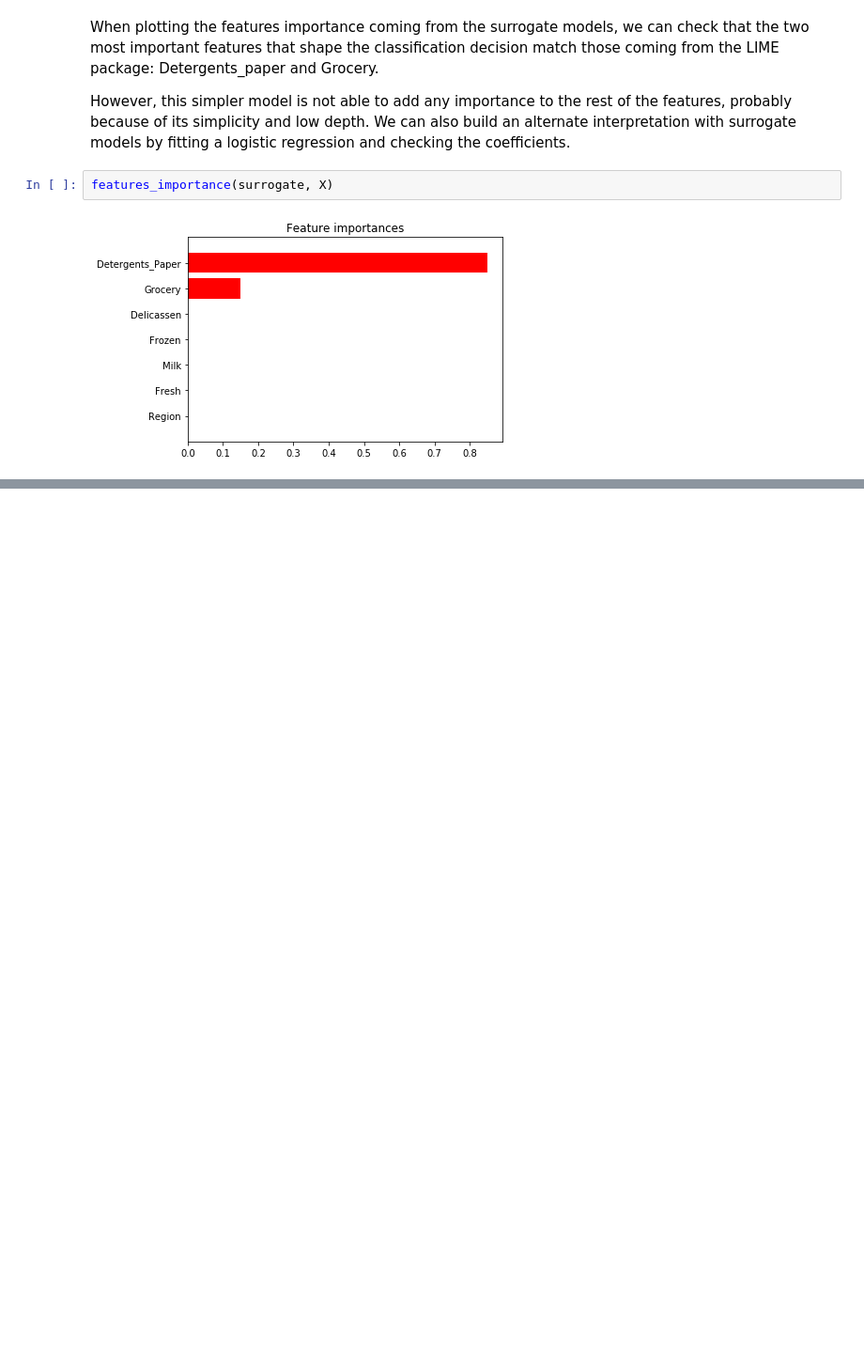
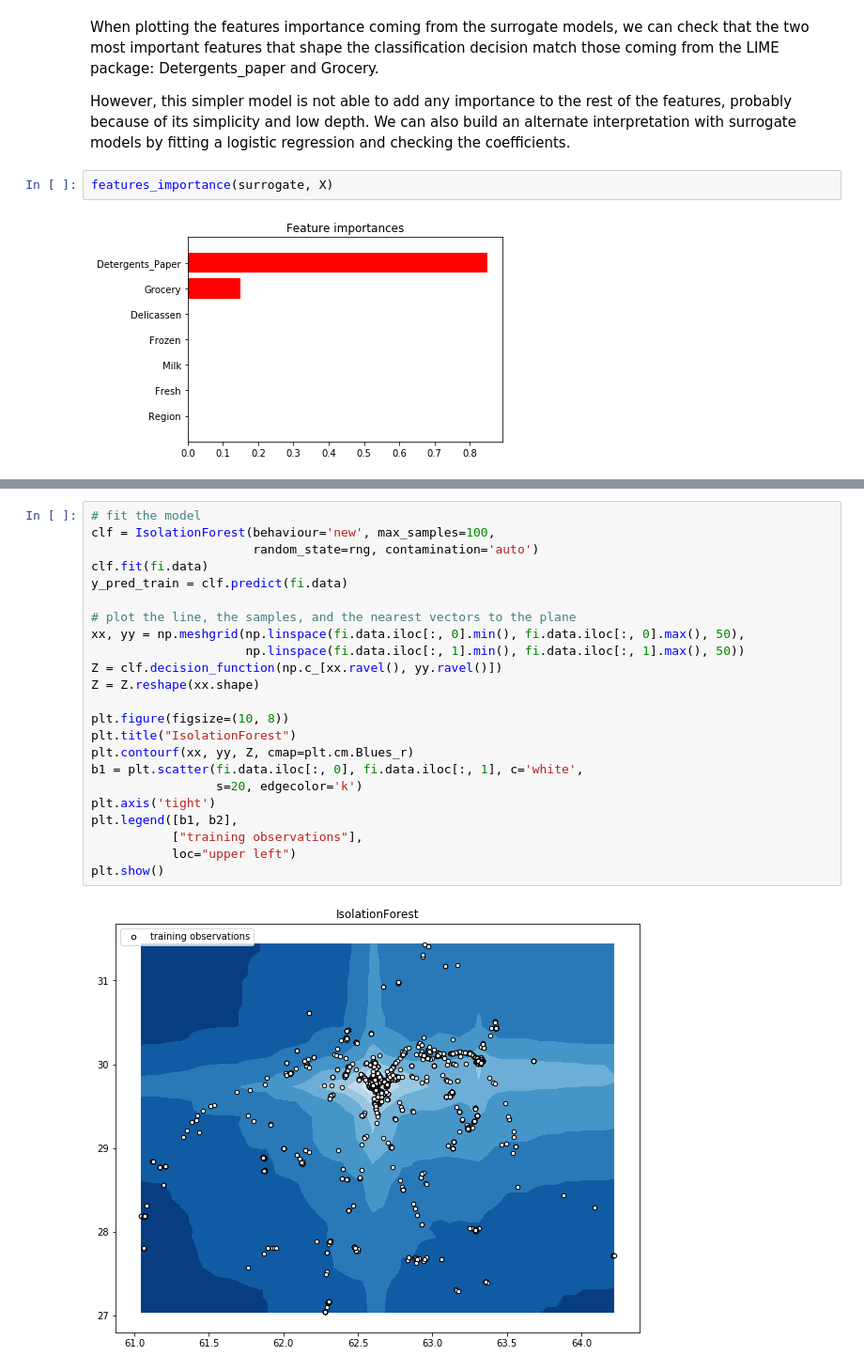
Before and after one commit to renero/class_notebooks, a Jupyter notebook: Tree based methods.ipynb, the cells around one changed output, grey strips where cells are left out. Shown at 94% size. Cells and saved outputs as stored; diff of their text form; blank space fills up the shorter version.

```diff
--- a/Tree based methods.ipynb
+++ b/Tree based methods.ipynb
@@ -696,0 +781,25 @@ features_importance(surrogate, X)
+# %%
+# fit the model
+clf = IsolationForest(behaviour='new', max_samples=100,
+                      random_state=rng, contamination='auto')
+clf.fit(fi.data)
+y_pred_train = clf.predict(fi.data)
+
+# plot the line, the samples, and the nearest vectors to the plane
+xx, yy = np.meshgrid(np.linspace(fi.data.iloc[:, 0].min(), fi.data.iloc[:, 0].max(), 50),
+                     np.linspace(fi.data.iloc[:, 1].min(), fi.data.iloc[:, 1].max(), 50))
+Z = clf.decision_function(np.c_[xx.ravel(), yy.ravel()])
+Z = Z.reshape(xx.shape)
+
+plt.figure(figsize=(10, 8))
+plt.title("IsolationForest")
+plt.contourf(xx, yy, Z, cmap=plt.cm.Blues_r)
+b1 = plt.scatter(fi.data.iloc[:, 0], fi.data.iloc[:, 1], c='white',
+                 s=20, edgecolor='k')
+plt.axis('tight')
+plt.legend([b1, b2],
+           ["training observations"],
+           loc="upper left")
+plt.show()
+# %% [output]
+[figure, added]
```
Also changed, not shown: parts of 6 cells of this notebook.
